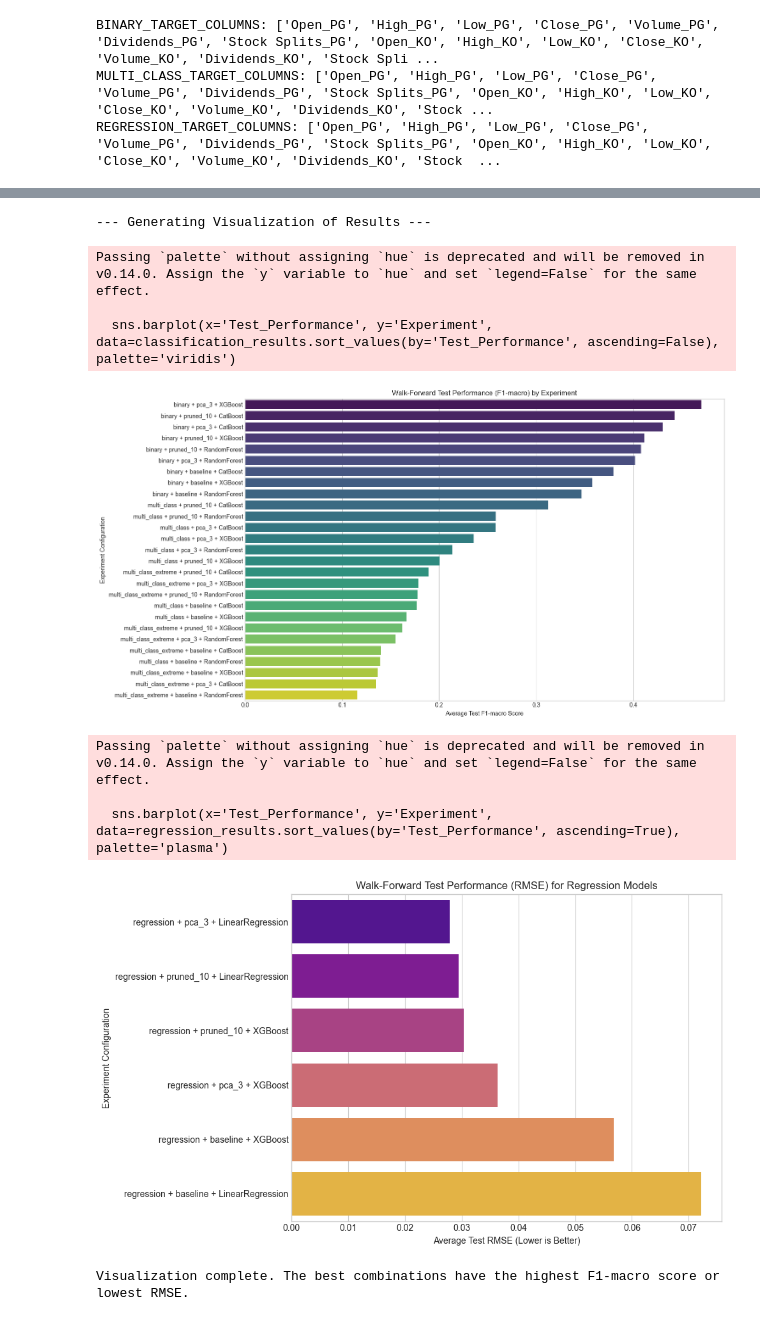
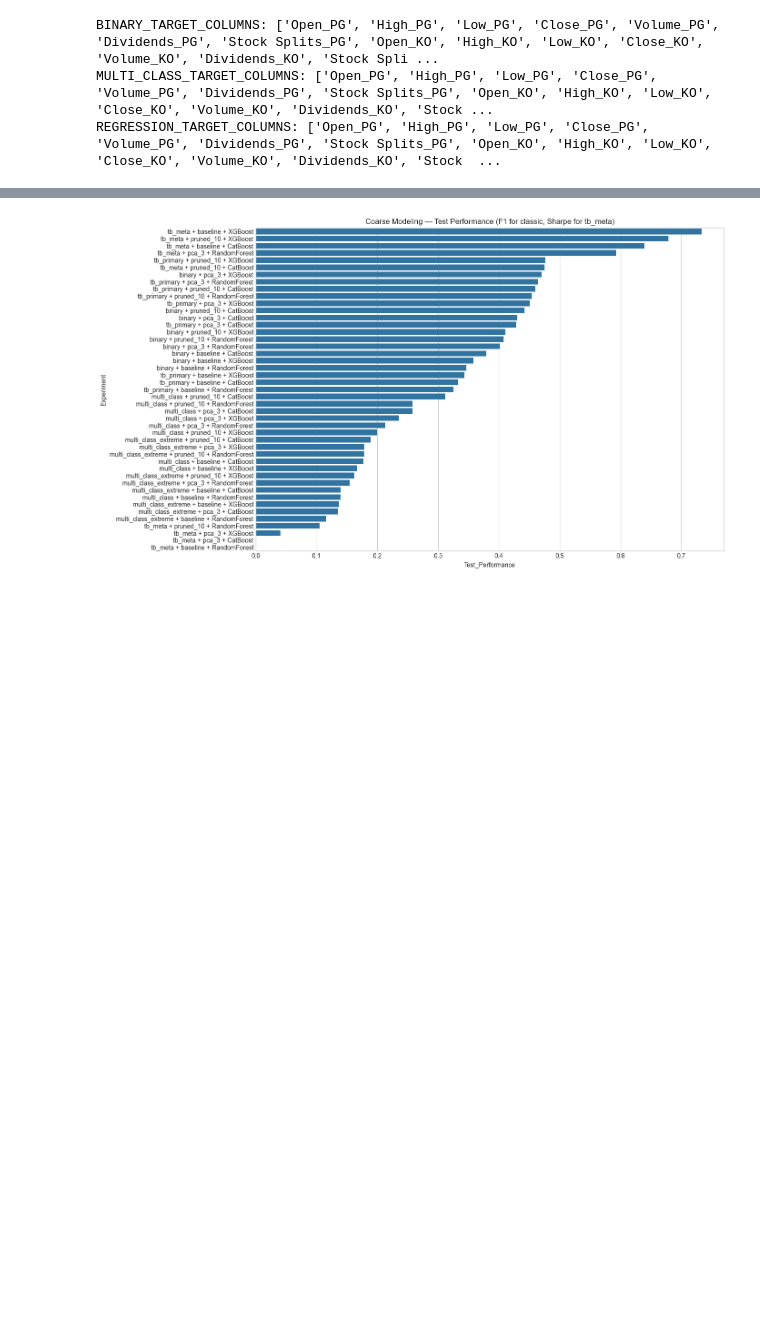
Before and after one commit to Sparros/Algorithmic-Trading-Strategy-Project, a Jupyter notebook: notebooks/coarse_modelling_v2.ipynb, the cells around one changed output, grey strips where cells are left out. Cells and saved outputs as stored; diff of their text form; code cells hidden in the pictures; blank space fills up the shorter version.

Commit message:
overhauled data pipeline

```diff
--- a/notebooks/coarse_modelling_v2.ipynb
+++ b/notebooks/coarse_modelling_v2.ipynb
@@ -49,6 +71,8 @@ target_configs = [
     {'type': 'multi_class', 'window': 5, 'threshold': 0.01},
     {'type': 'multi_class_extreme', 'window': 5, 'threshold': 0.005, 'extreme_threshold': 0.02}, # Added new experiment
     {'type': 'regression', 'window': 5},
+    {'type': 'tb_primary', 'H': 10, 'span_vol': 20, 'pt': 1.0, 'sl': 1.0},
+    {'type': 'tb_meta',    'H': 10, 'span_vol': 20, 'pt': 1.0, 'sl': 1.0, 'p_star': 0.55},
 ]
 
 # Define model configurations for classification and regression with coarse param grids
@@ -324,8 +450,7 @@ Fitting 3 folds for each of 1 candidates, totalling 3 fits
 # %%
-# --- 4. Display Final Summary ---
-results_df = pd.DataFrame(all_results)
-results_df['Test_Performance'] = results_df['Test_Performance'].round(4)
+# --- 4. Final Coarse Modeling Results Summary ---
+results_df = pd.DataFrame(all_results).sort_values(by='Test_Performance', ascending=False)
 print("\n--- Final Coarse Modeling Results Summary ---")
-print(results_df.sort_values(by='Test_Performance', ascending=False).to_string())
+print(results_df.to_string(index=False))
 # %% [output]
 --- Final Coarse Modeling Results Summary ---
@@ -348,47 +473,13 @@ print(results_df.sort_values(by='Test_Performance', ascending=False).to_string()
 # %%
-# --- 5. Add Evaluation and Visualization Step ---
-import matplotlib.pyplot as plt
-import seaborn as sns
+# --- 5. Visualization ---
+results_df['Experiment'] = results_df['Target_Type'] + ' + ' + results_df['Feature_Set'] + ' + ' + results_df['Model']
+cls_mask = ~results_df['Target_Type'].eq('regression')
 
-print("\n--- Generating Visualization of Results ---")
-
-# Create a new column to combine the experiment details for plotting
-results_df['Experiment'] = results_df['Target_Type'] + ' + ' + results_df['Feature_Set'] + ' + ' + results_df['Model']
-
-# Filter out regression models for this plot as the metric (RMSE) is not comparable to F1-macro
-classification_results = results_df[results_df['Target_Type'].isin(['binary', 'multi_class', 'multi_class_extreme'])].copy()
-
-if not classification_results.empty:
-    plt.style.use('seaborn-v0_8-whitegrid')
-    plt.figure(figsize=(15, 8))
-    sns.barplot(x='Test_Performance', y='Experiment', data=classification_results.sort_values(by='Test_Performance', ascending=False), palette='viridis')
-    plt.title('Walk-Forward Test Performance (F1-macro) by Experiment')
-    plt.xlabel('Average Test F1-macro Score')
-    plt.ylabel('Experiment Configuration')
-    plt.tight_layout()
-    plt.show()
-
-# Separate plot for regression results if available
-regression_results = results_df[results_df['Target_Type'] == 'regression'].copy()
-
-if not regression_results.empty:
-    plt.figure(figsize=(10, 6))
-    sns.barplot(x='Test_Performance', y='Experiment', data=regression_results.sort_values(by='Test_Performance', ascending=True), palette='plasma')
-    plt.title('Walk-Forward Test Performance (RMSE) for Regression Models')
-    plt.xlabel('Average Test RMSE (Lower is Better)')
-    plt.ylabel('Experiment Configuration')
-    plt.tight_layout()
-    plt.show()
-
-print("\nVisualization complete. The best combinations have the highest F1-macro score or lowest RMSE.")
+plt.style.use('seaborn-v0_8-whitegrid')
+plt.figure(figsize=(14,8))
+sns.barplot(x='Test_Performance', y='Experiment', data=results_df[cls_mask])
+plt.title('Coarse Modeling — Test Performance (F1 for classic, Sharpe for tb_meta)')
+plt.tight_layout()
+plt.show()
 # %% [output]
---- Generating Visualization of Results ---
-Passing `palette` without assigning `hue` is deprecated and will be removed in v0.14.0. Assign the `y` variable to `hue` and set `legend=False` for the same effect.
-
-  sns.barplot(x='Test_Performance', y='Experiment', data=classification_results.sort_values(by='Test_Performance', ascending=False), palette='viridis')
-[figure, old version]
+[figure, new version]
-Passing `palette` without assigning `hue` is deprecated and will be removed in v0.14.0. Assign the `y` variable to `hue` and set `legend=False` for the same effect.
-
-  sns.barplot(x='Test_Performance', y='Experiment', data=regression_results.sort_values(by='Test_Performance', ascending=True), palette='plasma')
-[figure, removed]
-Visualization complete. The best combinations have the highest F1-macro score or lowest RMSE.
```
Also changed, not shown: parts of 5 cells of this notebook, 17 other files.
